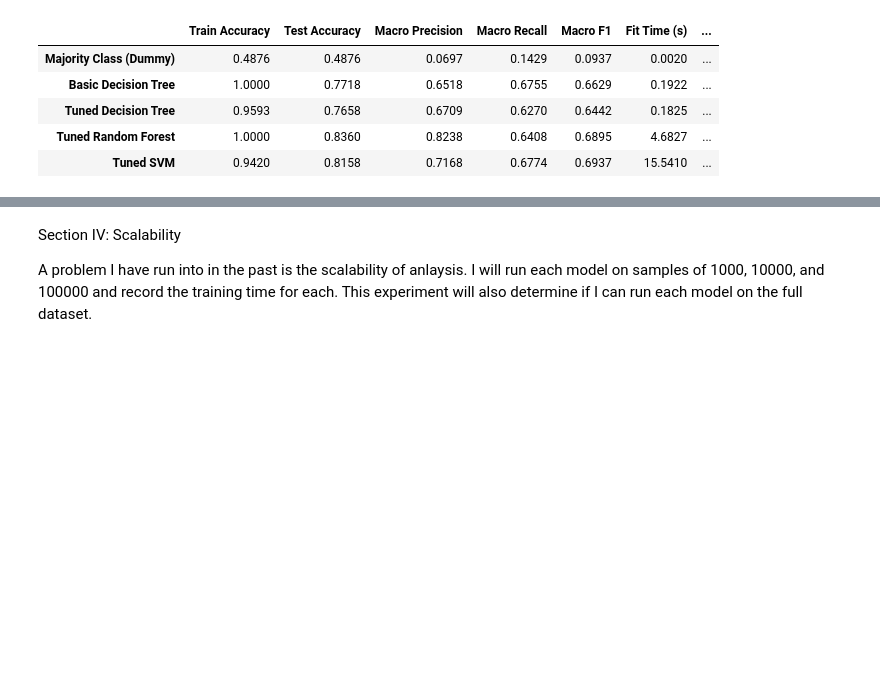
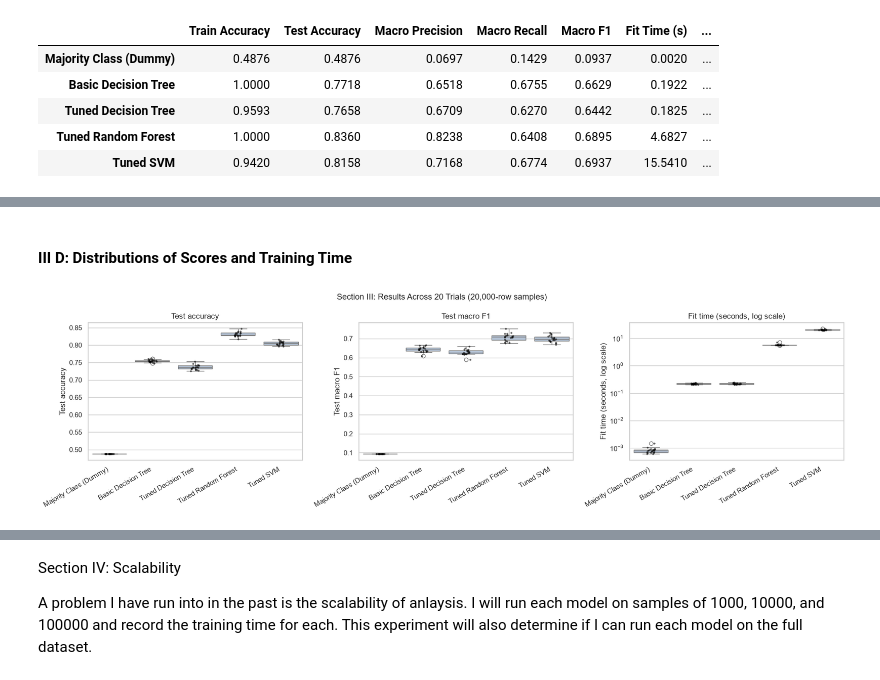
Before and after one commit to sgillihan/CSPB4622_Project1_Forest_Cover, a Jupyter notebook: Forest_Cover_Prediction_SGillihan.ipynb, the cells around one changed output, grey strips where cells are left out. Drawn from its saved outputs; the diff is of its cells as text; code cells hidden in the pictures; blank space fills up the shorter version.

Commit message:
Section 3 (repeated model evaluation on stratified random samples) complete with Discussion.

```diff
--- a/Forest_Cover_Prediction_SGillihan.ipynb
+++ b/Forest_Cover_Prediction_SGillihan.ipynb
@@ -1050,0 +1204,14 @@ This section is where I will run 20 trials of each model. I will compare perform
+# %%
+# Summarize the trials: the mean shows typical performance and the standard deviation shows how stable each model is across different samples
+summary_metrics = ["Train Accuracy", "Test Accuracy", "Macro F1", "Macro Precision", "Macro Recall",
+                   "Overfit Gap", "Fit Time (s)", "Predict Time (s)"]
+
+# Keep the models in the same order they were defined in, instead of alphabetical order
+model_order = list(trial_models.keys())
+
+trial_summary = (
+    trial_results.groupby("Model")[summary_metrics]
+    .agg(["mean", "std"])
+    .reindex(model_order)
+)
+trial_summary.round(4)
@@ -1050,0 +1227,30 @@ This section is where I will run 20 trials of each model. I will compare perform
+# %% [markdown]
+#### III D: Distributions of Scores and Training Time
+# %%
+# Boxplots of test accuracy, macro F1, and fit time across the 20 trials
+# Each box shows the spread of one model's results, so a short box means the model gives about the same result no matter which sample it gets
+fig, axes = plt.subplots(1, 3, figsize=(18, 5))
+box_metrics = [
+    ("Test Accuracy", "Test accuracy"),
+    ("Macro F1", "Test macro F1"),
+    ("Fit Time (s)", "Fit time (seconds, log scale)"),
+]
+
+for ax, (col, label) in zip(axes, box_metrics):
+    sns.boxplot(data=trial_results, x="Model", y=col, order=model_order, ax=ax, color="lightsteelblue")
+    # Overlay the individual trials as dots so the actual 20 values are visible, not just the box
+    sns.stripplot(data=trial_results, x="Model", y=col, order=model_order, ax=ax, color="black", size=3, alpha=0.6)
+    ax.set_title(label)
+    ax.set_xlabel("")
+    ax.set_ylabel(label)
+    ax.tick_params(axis="x", rotation=30)
+    plt.setp(ax.get_xticklabels(), ha="right")
+
+# Fit times range from milliseconds (Dummy) to tens of seconds (SVM), so a log scale is needed to see all of them on one plot
+axes[2].set_yscale("log")
+
+fig.suptitle(f"Section III: Results Across {n_trials} Trials ({trial_sample_size:,}-row samples)", fontsize=13)
+plt.tight_layout()
+plt.show()
+# %% [output]
+[figure, added]
```
Also changed, not shown: parts of 18 cells of this notebook.
